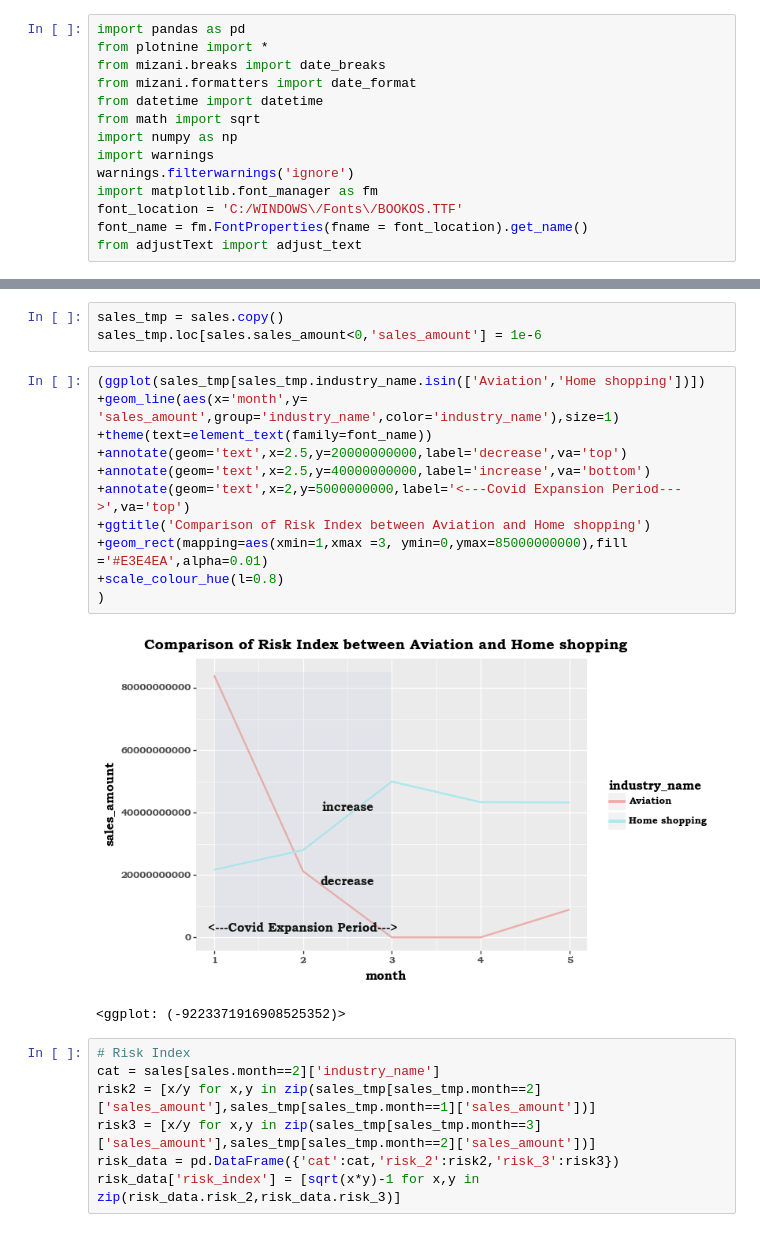
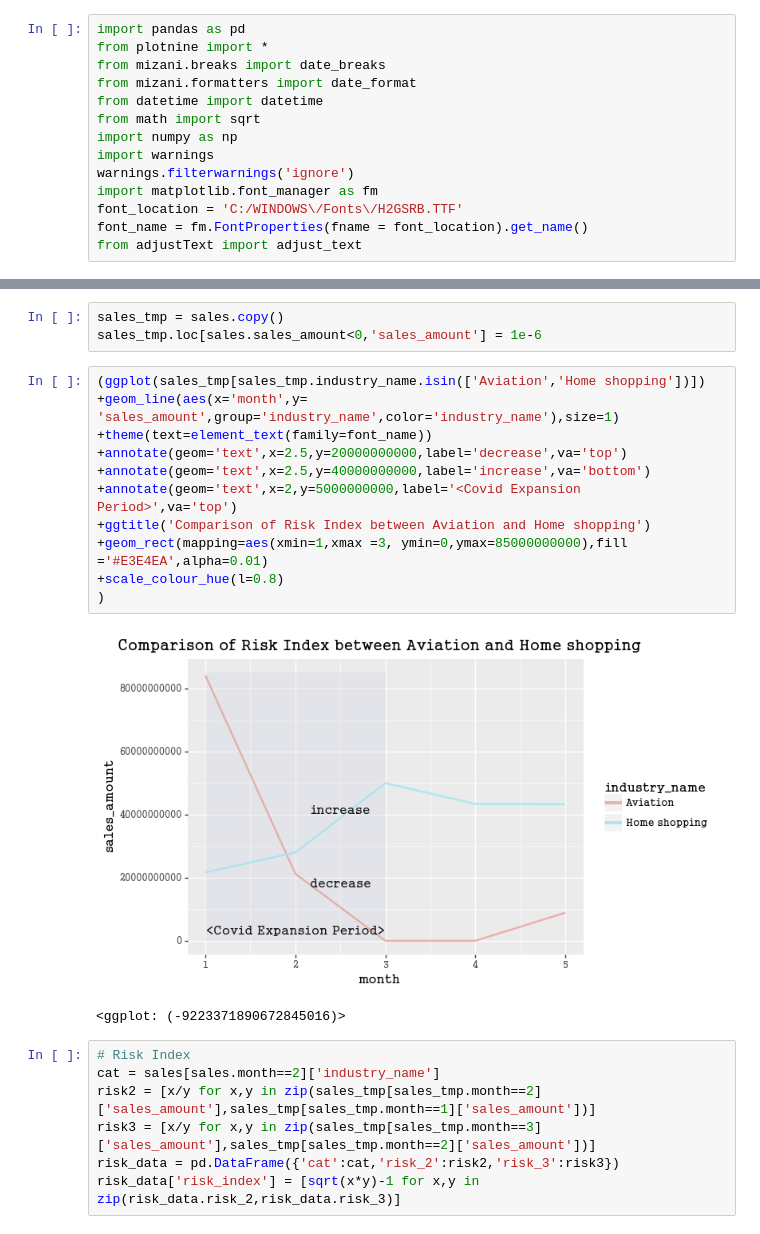
Before and after one commit to JieunKim-Econ/Covid_EDA_with_R, a Jupyter notebook: Risk-Resilience Matrix Analysis.ipynb, the cells around one changed output, grey strips where cells are left out. Drawn from its saved outputs; the diff is of its cells as text.

```diff
--- a/Risk-Resilience Matrix Analysis.ipynb
+++ b/Risk-Resilience Matrix Analysis.ipynb
@@ -19,7 +19,7 @@ import numpy as np
 import warnings
 warnings.filterwarnings('ignore')
 import matplotlib.font_manager as fm
-font_location = 'C:/WINDOWS\/Fonts\/BOOKOS.TTF'
+font_location = 'C:/WINDOWS\/Fonts\/H2GSRB.TTF'
 font_name = fm.FontProperties(fname = font_location).get_name()
 from adjustText import adjust_text
 # %%
@@ -228,17 +228,17 @@ sales_tmp.loc[sales.sales_amount<0,'sales_amount'] = 1e-6
 # %%
 (ggplot(sales_tmp[sales_tmp.industry_name.isin(['Aviation','Home shopping'])])
 +geom_line(aes(x='month',y= 'sales_amount',group='industry_name',color='industry_name'),size=1)
 +theme(text=element_text(family=font_name))
 +annotate(geom='text',x=2.5,y=20000000000,label='decrease',va='top')
 +annotate(geom='text',x=2.5,y=40000000000,label='increase',va='bottom')
-+annotate(geom='text',x=2,y=5000000000,label='<---Covid Expansion Period--->',va='top')
++annotate(geom='text',x=2,y=5000000000,label='<Covid Expansion Period>',va='top')
 +ggtitle('Comparison of Risk Index between Aviation and Home shopping')
 +geom_rect(mapping=aes(xmin=1,xmax =3, ymin=0,ymax=85000000000),fill ='#E3E4EA',alpha=0.01)
 +scale_colour_hue(l=0.8)
 )
 # %% [output]
-[figure, old version]
+[figure, new version]
-<ggplot: (-9223371916908525352)>
+<ggplot: (-9223371890672845016)>
 # %%
 # Risk Index
 cat = sales[sales.month==2]['industry_name']
```
Also changed, not shown: parts of 6 cells of this notebook.
